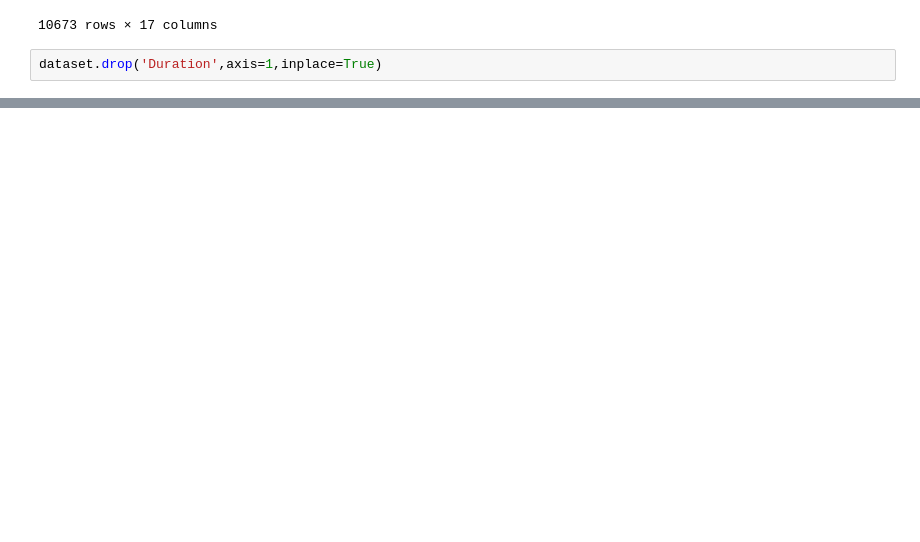
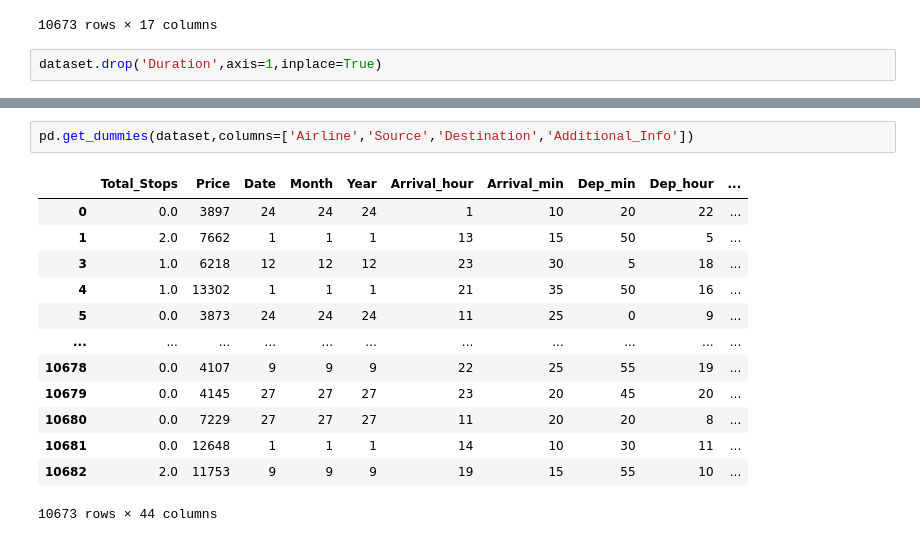
Before and after one commit to FazlullahBokhari/python-Labraries, a Jupyter notebook: Untitled.ipynb, the cells around one changed output, grey strips where cells are left out. Saved outputs shown, nothing was run; the diff lists cells and outputs as text; blank space fills up the shorter version.

```diff
--- a/Untitled.ipynb
+++ b/Untitled.ipynb
@@ -527,0 +633,16 @@ dataset.drop('Duration',axis=1,inplace=True)
+# %%
+pd.get_dummies(dataset,columns=['Airline','Source','Destination','Additional_Info'])
+# %% [output]
+|  | Total_Stops | Price | Date | Month | Year | Arrival_hour | Arrival_min | Dep_min | Dep_hour | ... |
+| 0 | 0.0 | 3897 | 24 | 24 | 24 | 1 | 10 | 20 | 22 | ... |
+| 1 | 2.0 | 7662 | 1 | 1 | 1 | 13 | 15 | 50 | 5 | ... |
+| 3 | 1.0 | 6218 | 12 | 12 | 12 | 23 | 30 | 5 | 18 | ... |
+| 4 | 1.0 | 13302 | 1 | 1 | 1 | 21 | 35 | 50 | 16 | ... |
+| 5 | 0.0 | 3873 | 24 | 24 | 24 | 11 | 25 | 0 | 9 | ... |
+| ... | ... | ... | ... | ... | ... | ... | ... | ... | ... | ... |
+| 10678 | 0.0 | 4107 | 9 | 9 | 9 | 22 | 25 | 55 | 19 | ... |
+| 10679 | 0.0 | 4145 | 27 | 27 | 27 | 23 | 20 | 45 | 20 | ... |
+| 10680 | 0.0 | 7229 | 27 | 27 | 27 | 11 | 20 | 20 | 8 | ... |
+| 10681 | 0.0 | 12648 | 1 | 1 | 1 | 14 | 10 | 30 | 11 | ... |
+| 10682 | 2.0 | 11753 | 9 | 9 | 9 | 19 | 15 | 55 | 10 | ... |
+10673 rows × 44 columns
```
Also changed, not shown: parts of 12 cells of this notebook.
